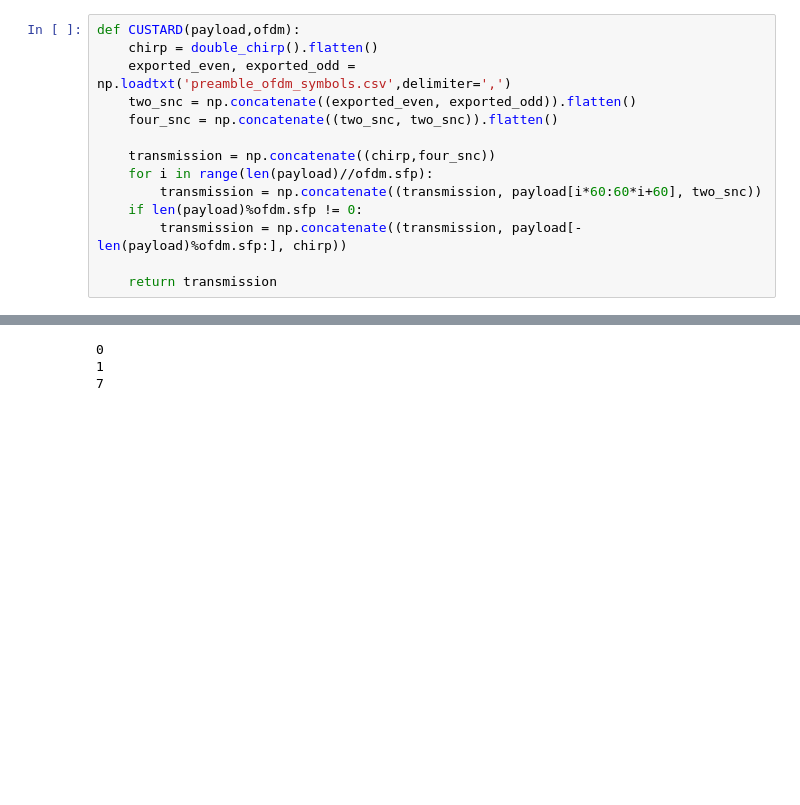
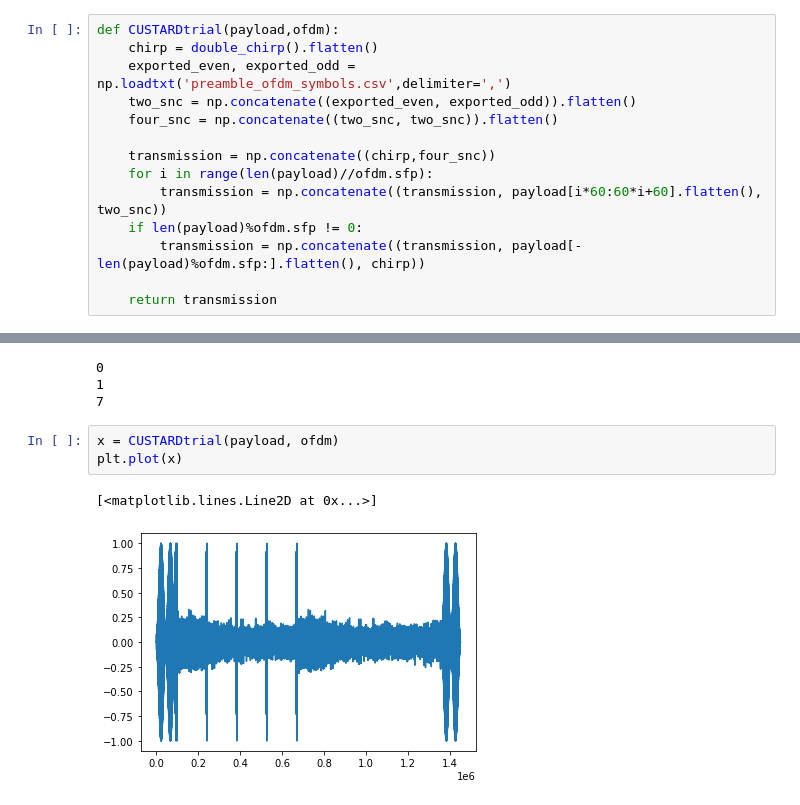
Before and after one commit to jks70/gf3_v2, a Jupyter notebook: finalframe.ipynb, the cells around one changed output, grey strips where cells are left out. Cells and saved outputs as stored; diff of their text form; blank space fills up the shorter version.

```diff
--- a/finalframe.ipynb
+++ b/finalframe.ipynb
@@ -47,5 +75,5 @@ Length of bytes 26800.0
 # %%
-def CUSTARD(payload,ofdm):
+def CUSTARDtrial(payload,ofdm):
     chirp = double_chirp().flatten()
     exported_even, exported_odd = np.loadtxt('preamble_ofdm_symbols.csv',delimiter=',')
     two_snc = np.concatenate((exported_even, exported_odd)).flatten()
@@ -53,9 +81,9 @@ def CUSTARD(payload,ofdm):
 
     transmission = np.concatenate((chirp,four_snc))
     for i in range(len(payload)//ofdm.sfp):
-        transmission = np.concatenate((transmission, payload[i*60:60*i+60], two_snc))
+        transmission = np.concatenate((transmission, payload[i*60:60*i+60].flatten(), two_snc))
     if len(payload)%ofdm.sfp != 0:
-        transmission = np.concatenate((transmission, payload[-len(payload)%ofdm.sfp:], chirp))
+        transmission = np.concatenate((transmission, payload[-len(payload)%ofdm.sfp:].flatten(), chirp))
 
     return transmission
 # %%
@@ -66,3 +94,9 @@ print(127%60)
 0
 1
 7
+# %%
+x = CUSTARDtrial(payload, ofdm)
+plt.plot(x)
+# %% [output]
+[<matplotlib.lines.Line2D at 0x...>]
+[figure, added]
```
Also changed, not shown: parts of 3 cells of this notebook.
